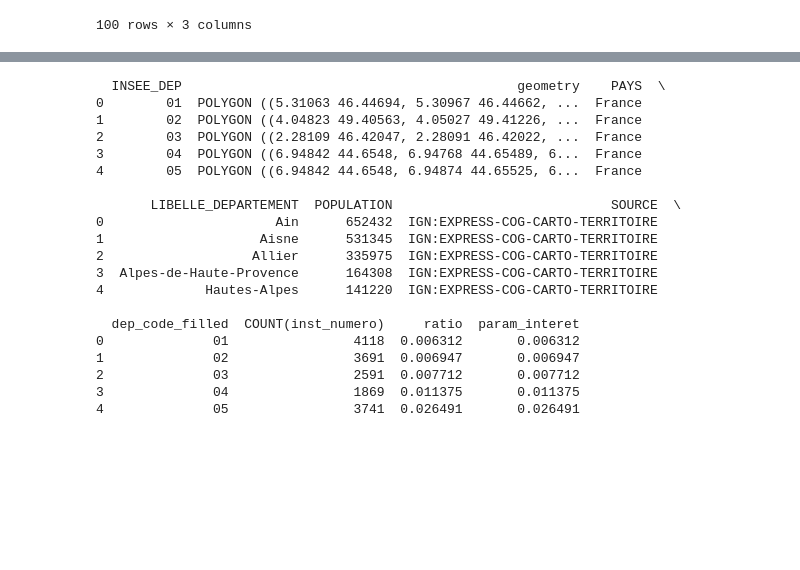
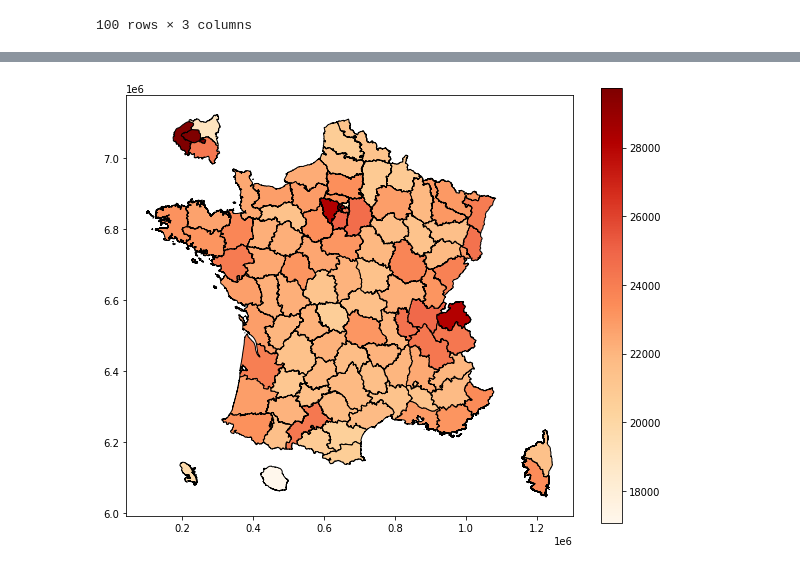
Before and after one commit to cyprienmathe/Python-data-science, a Jupyter notebook: Plots cyprien.ipynb, the cells around one changed output, grey strips where cells are left out. Saved outputs shown, nothing was run; the diff lists cells and outputs as text; code cells hidden in the pictures; blank space fills up the shorter version.

```diff
--- a/Plots cyprien.ipynb
+++ b/Plots cyprien.ipynb
@@ -196,23 +226,19 @@ ax = departements.plot(
-# %%
-print(departements.head())
-# %% [output]
-  INSEE_DEP                                           geometry    PAYS  \
-0        01  POLYGON ((5.31063 46.44694, 5.30967 46.44662, ...  France
-1        02  POLYGON ((4.04823 49.40563, 4.05027 49.41226, ...  France
-2        03  POLYGON ((2.28109 46.42047, 2.28091 46.42022, ...  France
-3        04  POLYGON ((6.94842 44.6548, 6.94768 44.65489, 6...  France
-4        05  POLYGON ((6.94842 44.6548, 6.94874 44.65525, 6...  France
-
-       LIBELLE_DEPARTEMENT  POPULATION                            SOURCE  \
-0                      Ain      652432  IGN:EXPRESS-COG-CARTO-TERRITOIRE
-1                    Aisne      531345  IGN:EXPRESS-COG-CARTO-TERRITOIRE
-2                   Allier      335975  IGN:EXPRESS-COG-CARTO-TERRITOIRE
-3  Alpes-de-Haute-Provence      164308  IGN:EXPRESS-COG-CARTO-TERRITOIRE
-4             Hautes-Alpes      141220  IGN:EXPRESS-COG-CARTO-TERRITOIRE
-
-  dep_code_filled  COUNT(inst_numero)     ratio  param_interet
-0              01                4118  0.006312       0.006312
-1              02                3691  0.006947       0.006947
-2              03                2591  0.007712       0.007712
-3              04                1869  0.011375       0.011375
-4              05                3741  0.026491       0.026491
+# %%
+import copy
+
+#Faire une copy pour ne pas enlever les départements dans le dataset initial
+departements_local = copy.deepcopy(departements)
+
+#Nettoyage de données : retirer les départements dont les données ne sont pas disponibles
+departements_local['Mediane du niveau de vie 2021'] = departements_local['Mediane du niveau de vie 2021'].replace('N/A - résultat non disponible',np.nan).astype(float)
+departements_local = departements_local.dropna(subset=['Mediane du niveau de vie 2021'])
+
+ax = departements_local.plot(
+    column='Mediane du niveau de vie 2021',            # La colonne utilisée pour colorier la carte
+    cmap='OrRd',                  # Palette de couleurs (Orange-Red)
+    legend=True,                  # Afficher une légende
+    figsize=(10, 8),              # Taille de la carte
+    edgecolor='black'             # Couleur des bordures
+)
+# %% [output]
+[figure, added]
```
Also changed, not shown: parts of 7 cells of this notebook.
